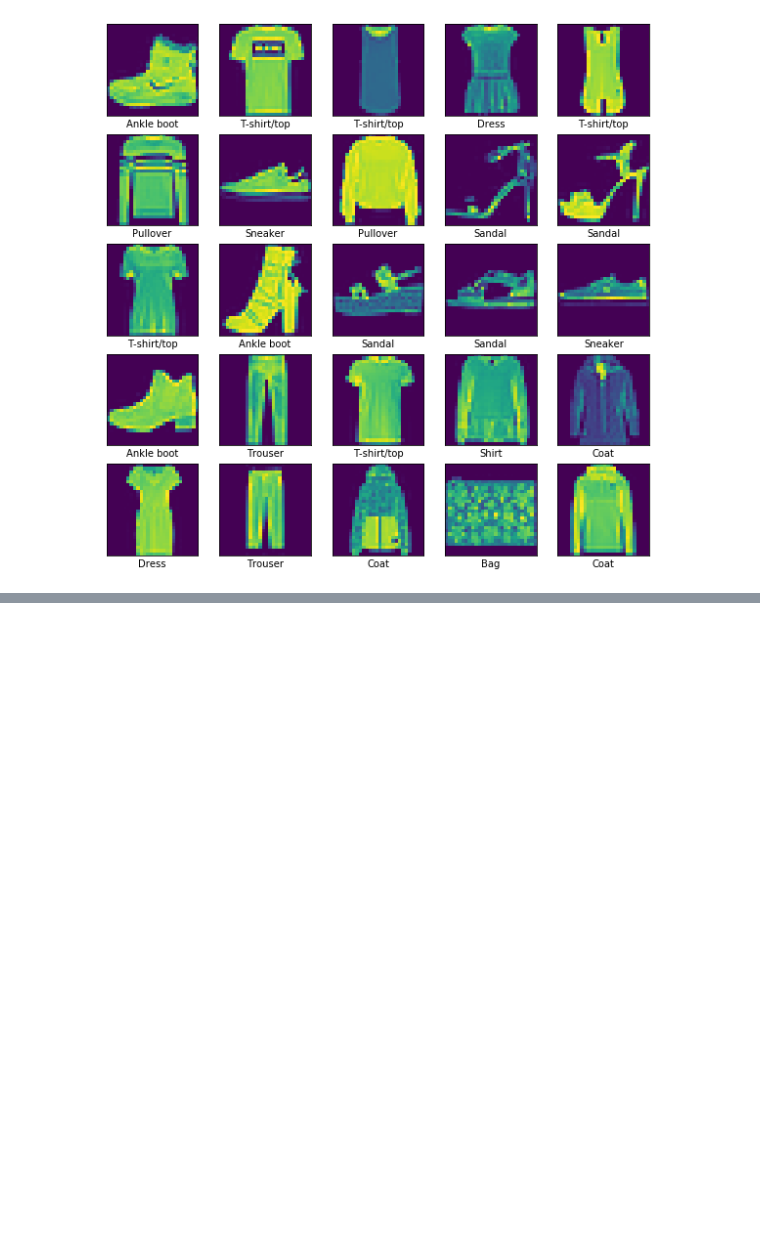
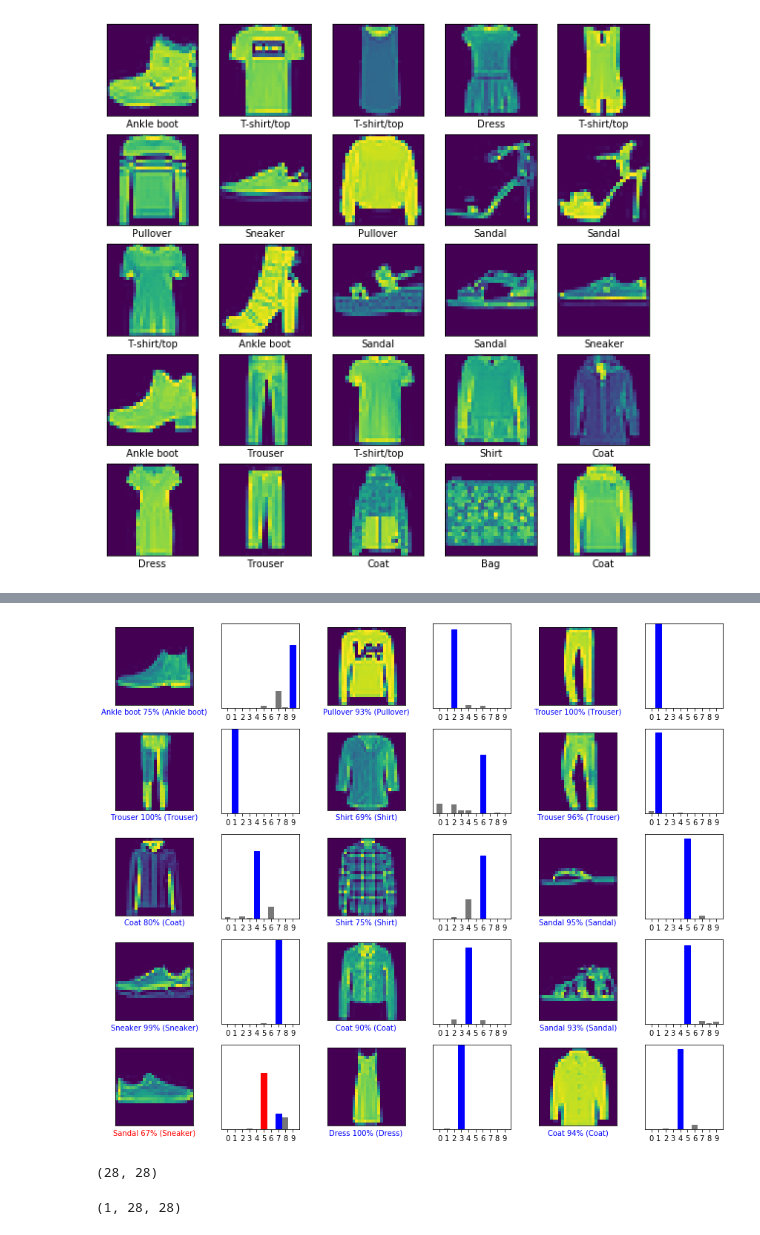
Before and after one commit to LIMON100/Deep-Learning, a Jupyter notebook: CNN/FashionMNIST.ipynb, the cells around one changed output, grey strips where cells are left out. Drawn from its saved outputs; the diff is of its cells as text; code cells hidden in the pictures; blank space fills up the shorter version.

```diff
--- a/CNN/FashionMNIST.ipynb
+++ b/CNN/FashionMNIST.ipynb
@@ -175,0 +294,26 @@ plt.show()
+# %%
+num_rows = 5
+num_cols = 3
+num_images = num_rows * num_cols
+
+plt.figure(figsize=(2*2*num_cols , 2*num_rows))
+for i in range(num_images):
+  plt.subplot(num_rows, 2*num_cols, 2*i+1)
+  plot_image(i, predict[i] , y_test , x_test)
+  plt.subplot(num_rows, 2*num_cols, 2*i+2)
+  plot_value_array(i , predict[i] , y_test)
+plt.tight_layout()
+plt.show()
+# %% [output]
+[figure, added]
+# %%
+img = x_test[1]
+
+print(img.shape)
+# %% [output]
+(28, 28)
+# %%
+img = (np.expand_dims(img , 0))
+img.shape
+# %% [output]
+(1, 28, 28)
```
Also changed, not shown: parts of 30 cells of this notebook.
